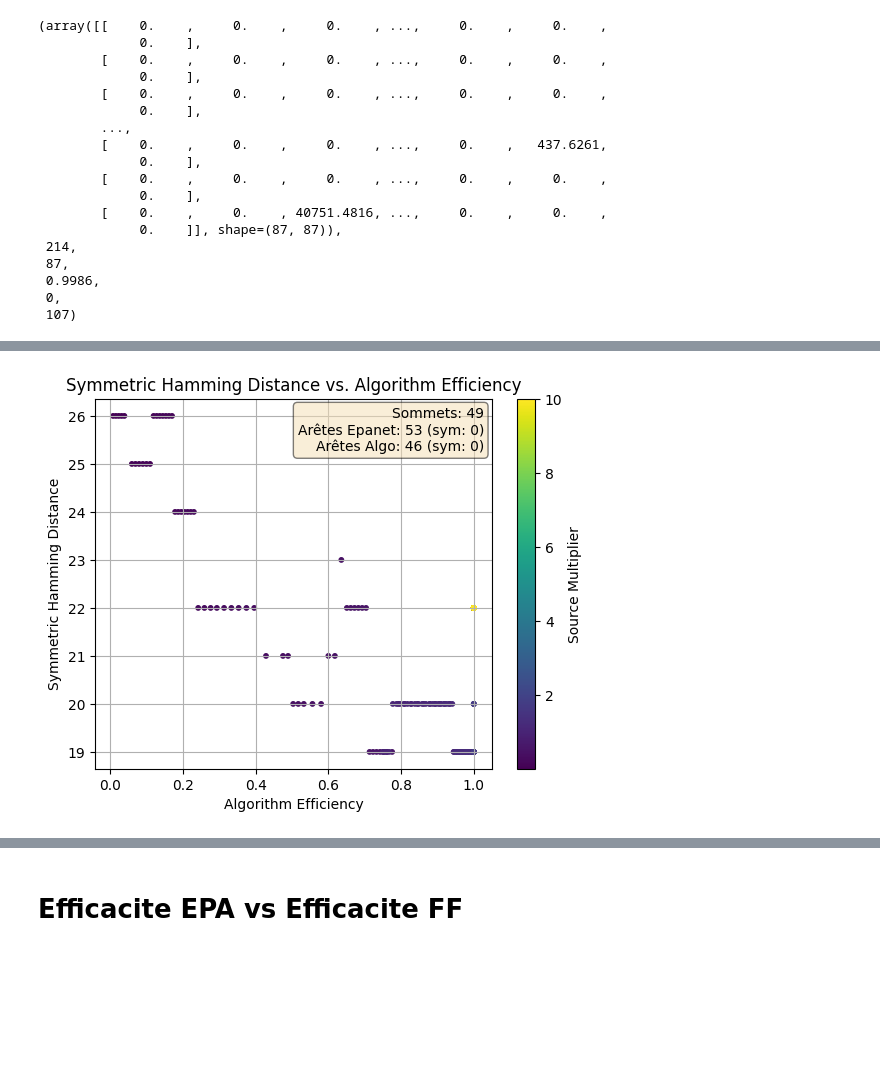
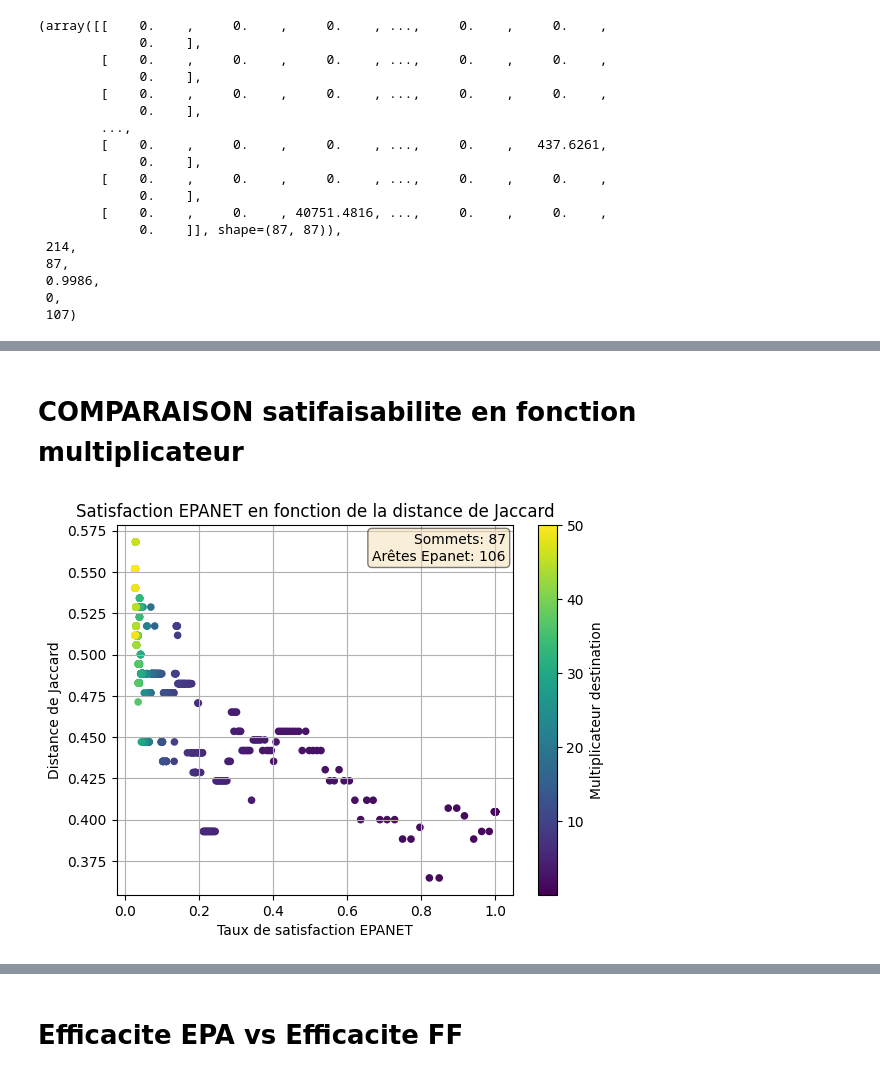
Before and after one commit to Nabil-hamoudi/M2_internship_flow_orientation, a Jupyter notebook: analyse.ipynb, the cells around one changed output, grey strips where cells are left out. Drawn from its saved outputs; the diff is of its cells as text; code cells hidden in the pictures; blank space fills up the shorter version.

```diff
--- a/analyse.ipynb
+++ b/analyse.ipynb
@@ -71,24 +73,23 @@ def hamming_distance_symmetrique(m1, m2):
 
 
 def jaccard_distance_non_symmetrique(m1, m2):
-    inter = np.sum((m1 != 0) & (m2 != 0))
-    union = np.sum((m1 != 0) | (m2 != 0))
-    sim = inter / union if union > 0 else 0
-    return 1 - sim
+    inter = np.sum((m1 != 0.0) & (m2 != 0.0))
+    union = np.sum((m1 != 0.0) | (m2 != 0.0))
+    sim = inter / union if union > 0.0 else 0.0
+    return 1.0 - sim
 
 
 def jaccard_distance_symmetrique(m1, m2):
     mask = np.triu(np.ones(m1.shape, dtype=bool), k=1)
-    inter = np.sum(((m1 != 0) & (m2 != 0))[mask])
-    union = np.sum(((m1 != 0) | (m2 != 0))[mask])
-    sim = inter / union if union > 0 else 0
-    return 1 - sim
+    inter = np.sum(((m1 != 0.0) & (m2 != 0.0))[mask])
+    union = np.sum(((m1 != 0.0) | (m2 != 0.0))[mask])
+    sim = inter / union if union > 0.0 else 0.0
+    return 1.0 - sim
 
 
-
-result, arcs, n, efficacite, sym_arcs = parser('output_epanet.txt')
+result, arcs, n, efficacite, sym_arcs, arcs_non_nulles = parser('output_epanet.txt')
 print("EPANET comparaison:\n" + "nbr arcs=" + str(arcs) + "\n" + "nbr noeuds=" + str(n) + "\n" + "efficacite=" + str(efficacite) + "\n" + "sym_arcs=" + str(sym_arcs))
-result_algo, arcs_algo, n_algo, efficacite_algo, sym_arcs_algo = parser('output_algo.txt')
+result_algo, arcs_algo, n_algo, efficacite_algo, sym_arcs_algo, arcs_non_nulles_algo = parser('output_algo.txt')
 print("ALGO comparaison:\n" + "nbr arcs=" + str(arcs_algo) + "\n" + "nbr noeuds=" + str(n_algo) + "\n" + "efficacite=" + str(efficacite_algo) + "\n" + "sym_arcs=" + str(sym_arcs_algo))
 
 print(hamming_distance_non_symmetrique(result, result_algo))
@@ -227,4 +181,10 @@ create_graph_hamming_eff('generated_2s_demandes_satisfaites.inp', multipliers_so
-# %%
-create_graph_hamming_eff('generated_2s_demandes_insatisfaites.inp', multipliers_source, multipliers_destination, color_by)
-# %% [output]
-[figure, removed]
+# %% [markdown]
+
+# COMPARAISON satifaisabilite en fonction multiplicateur
+# %%
+multipliers_source = np.array([1.0])
+multipliers_destination_epa = np.linspace(0.01, 50.0, 1000)
+multipliers_destination = np.array([1.0])
+VITESSE_RESERVOIR = 3.0
+VITESSE_ARCS = 2.0
+symm = True
@@ -230,0 +235,4 @@ create_graph_hamming_eff('generated_2s_demandes_insatisfaites.inp', multipliers_
+# %%
+create_graph_jaccard_satisf(symm, 'net3_1s.inp', multipliers_source, multipliers_destination, multipliers_destination_epa, VITESSE_RESERVOIR, VITESSE_ARCS, 1)
+# %% [output]
+[figure, added]
```
Also changed, not shown: parts of 30 cells of this notebook, 2 other files.
